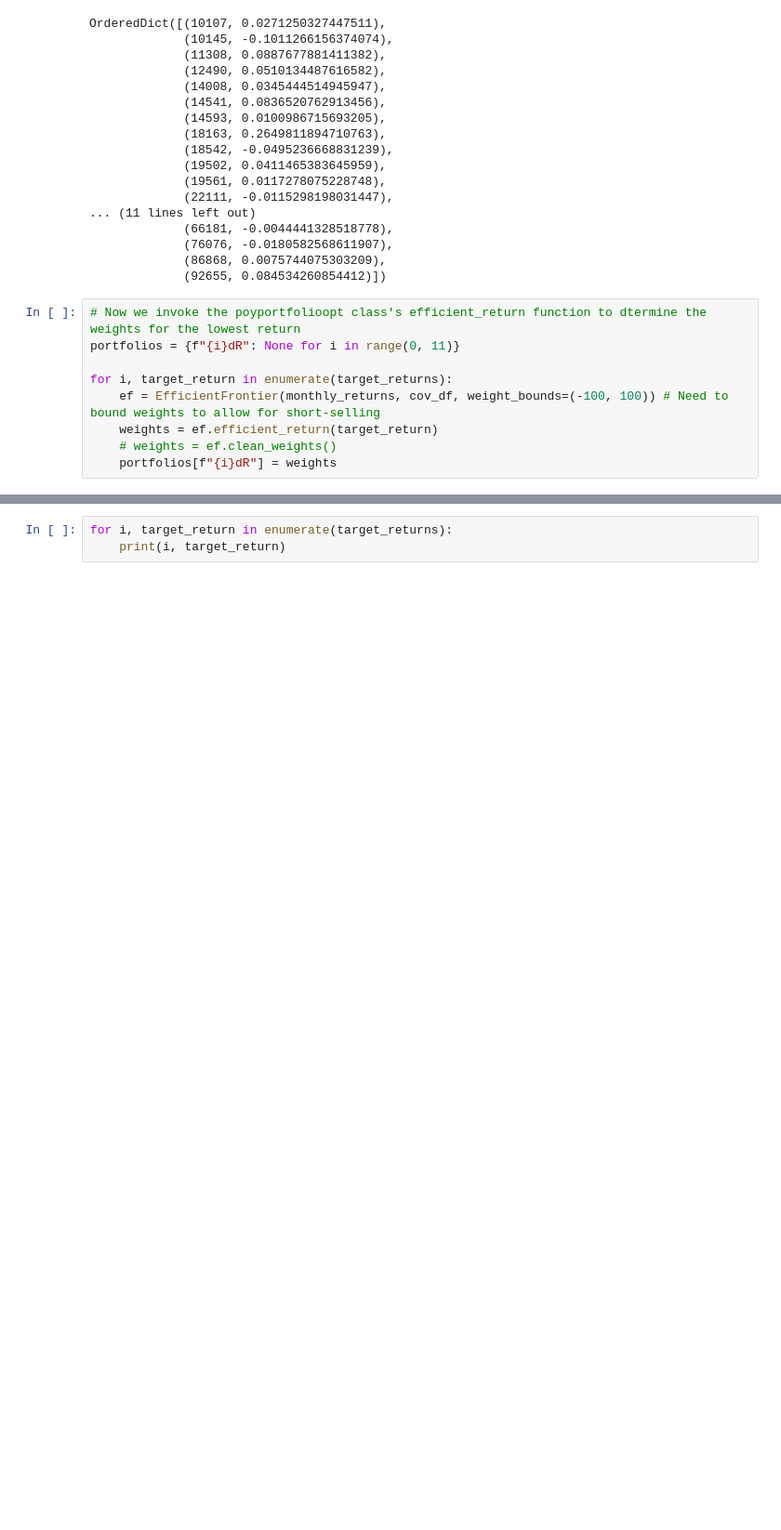
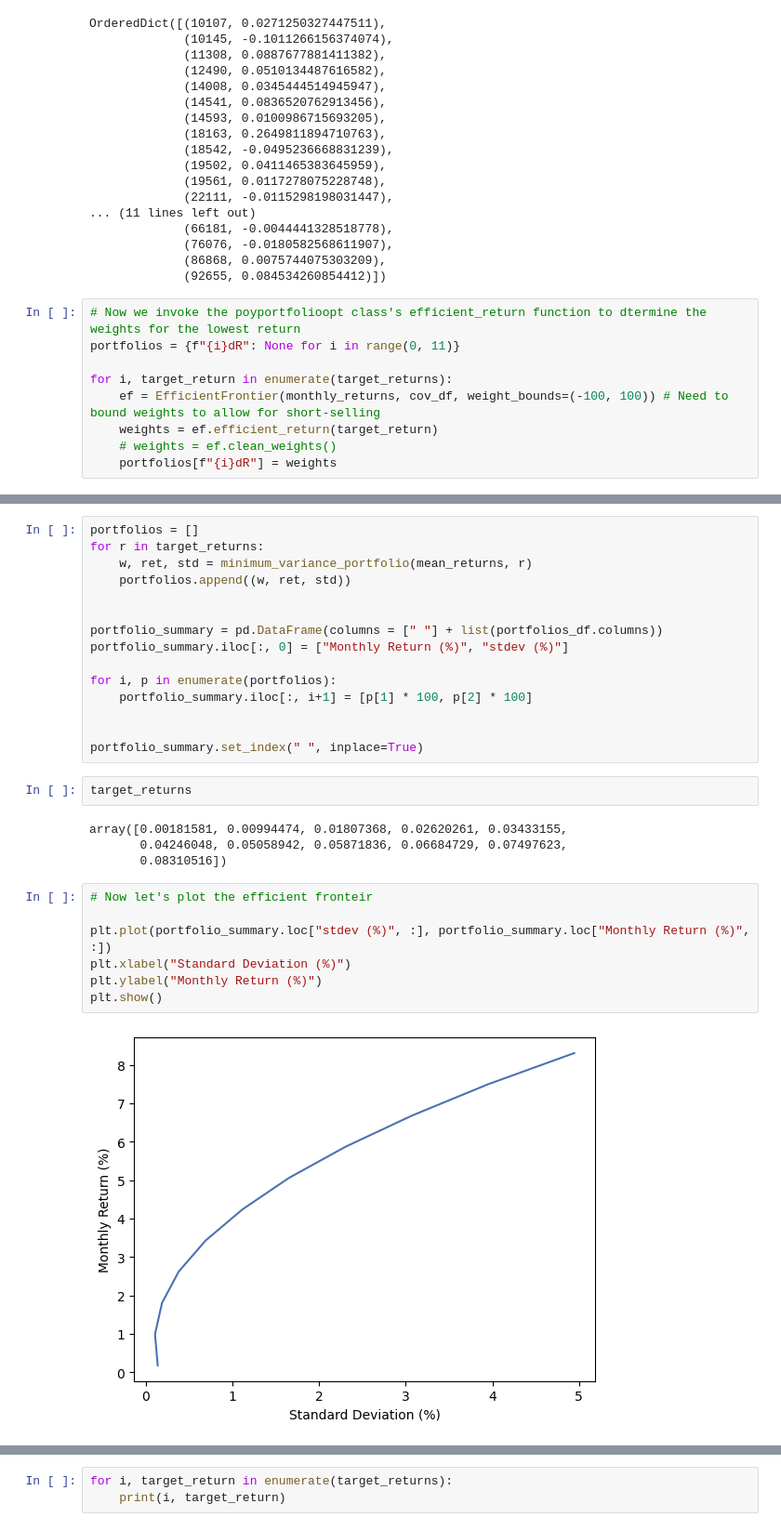
Before and after one commit to uWaterloo-CFM/CFM-301, a Jupyter notebook: Assignment 1/Data Assignment 1.ipynb, the cells around one changed output, grey strips where cells are left out. Shown: that part at 93% size. Cells and saved outputs as stored; diff of their text form; blank space fills up the shorter version.

```diff
--- a/Assignment 1/Data Assignment 1.ipynb
+++ b/Assignment 1/Data Assignment 1.ipynb
@@ -496,0 +539,30 @@ for i, target_return in enumerate(target_returns):
+# %%
+portfolios = []
+for r in target_returns:
+    w, ret, std = minimum_variance_portfolio(mean_returns, r)
+    portfolios.append((w, ret, std))
+
+
+portfolio_summary = pd.DataFrame(columns = [" "] + list(portfolios_df.columns))
+portfolio_summary.iloc[:, 0] = ["Monthly Return (%)", "stdev (%)"]
+
+for i, p in enumerate(portfolios):
+    portfolio_summary.iloc[:, i+1] = [p[1] * 100, p[2] * 100]
+
+
+portfolio_summary.set_index(" ", inplace=True)
+# %%
+target_returns
+# %% [output]
+array([0.00181581, 0.00994474, 0.01807368, 0.02620261, 0.03433155,
+       0.04246048, 0.05058942, 0.05871836, 0.06684729, 0.07497623,
+       0.08310516])
+# %%
+# Now let's plot the efficient fronteir
+
+plt.plot(portfolio_summary.loc["stdev (%)", :], portfolio_summary.loc["Monthly Return (%)", :])
+plt.xlabel("Standard Deviation (%)")
+plt.ylabel("Monthly Return (%)")
+plt.show()
+# %% [output]
+[figure, added]
```
Also changed, not shown: parts of 6 cells of this notebook.
